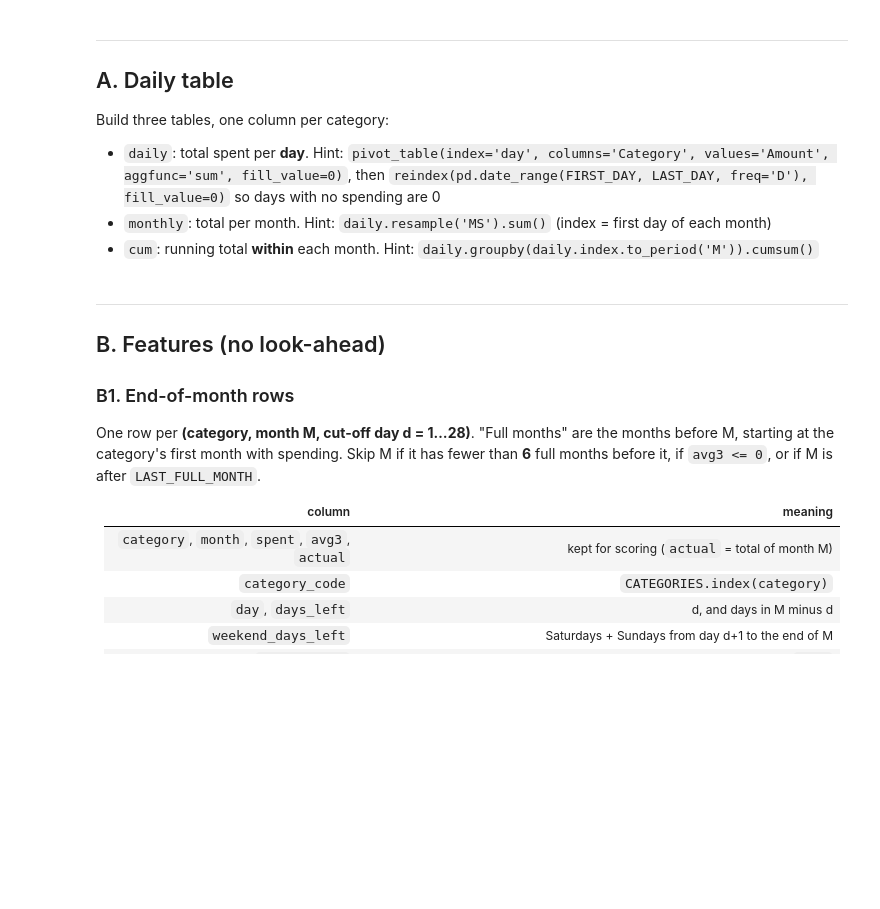
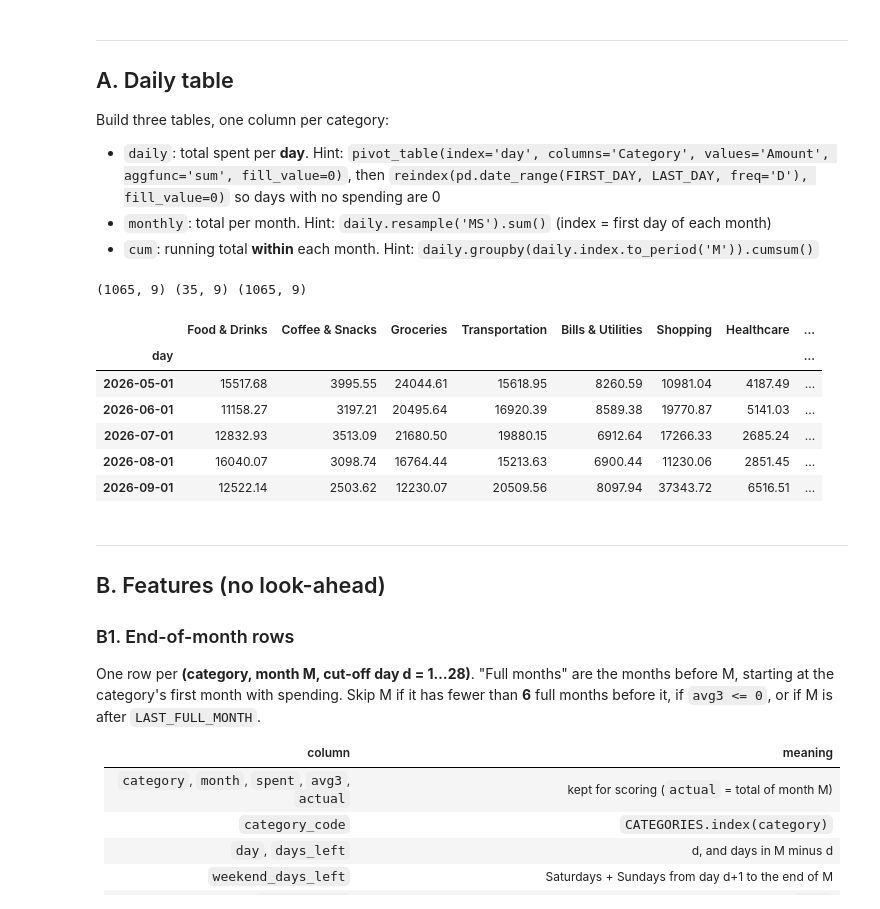
Before and after one commit to ronmarabalos/Machine-Learning, a Jupyter notebook: notebooks/05-forecasting.ipynb, the cells around one changed output. Cells and saved outputs as stored; diff of their text form; code cells hidden in the pictures; blank space fills up the shorter version.

```diff
--- a/notebooks/05-forecasting.ipynb
+++ b/notebooks/05-forecasting.ipynb
@@ -51,6 +53,34 @@ Build three tables, one column per category:
 - `cum`: running total **within** each month. Hint: `daily.groupby(daily.index.to_period('M')).cumsum()`
 # %%
 # TODO
+# Daily total per category, with every day present (no spending = 0)
+daily = exp.pivot_table(index='day', columns='Category', values='Amount',
+                        aggfunc='sum', fill_value=0)
+daily = daily.reindex(pd.date_range(FIRST_DAY, LAST_DAY, freq='D'), fill_value=0)
+daily = daily.reindex(columns=CATEGORIES, fill_value=0)   # fixed order = category_code
+daily.index.name = 'day'
+daily.columns.name = None
+
+# Monthly totals (index = first day of each month)
+monthly = daily.resample('MS').sum()
+
+# Running total within each month
+cum = daily.groupby(daily.index.to_period('M')).cumsum()
+
+# Quick checks
+assert len(daily) == (LAST_DAY - FIRST_DAY).days + 1
+assert np.allclose(cum[cum.index.is_month_end].values, monthly.values)
+print(daily.shape, monthly.shape, cum.shape)
+monthly.tail()
+# %% [output]
+(1065, 9) (35, 9) (1065, 9)
+|  | Food & Drinks | Coffee & Snacks | Groceries | Transportation | Bills & Utilities | Shopping | Healthcare | ... |
+| day |  |  |  |  |  |  |  | ... |
+| 2026-05-01 | 15517.68 | 3995.55 | 24044.61 | 15618.95 | 8260.59 | 10981.04 | 4187.49 | ... |
+| 2026-06-01 | 11158.27 | 3197.21 | 20495.64 | 16920.39 | 8589.38 | 19770.87 | 5141.03 | ... |
+| 2026-07-01 | 12832.93 | 3513.09 | 21680.50 | 19880.15 | 6912.64 | 17266.33 | 2685.24 | ... |
+| 2026-08-01 | 16040.07 | 3098.74 | 16764.44 | 15213.63 | 6900.44 | 11230.06 | 2851.45 | ... |
+| 2026-09-01 | 12522.14 | 2503.62 | 12230.07 | 20509.56 | 8097.94 | 37343.72 | 6516.51 | ... |
 # %% [markdown]
 ---
 ## B. Features (no look-ahead)
```
Also changed, not shown: parts of 15 cells of this notebook.
